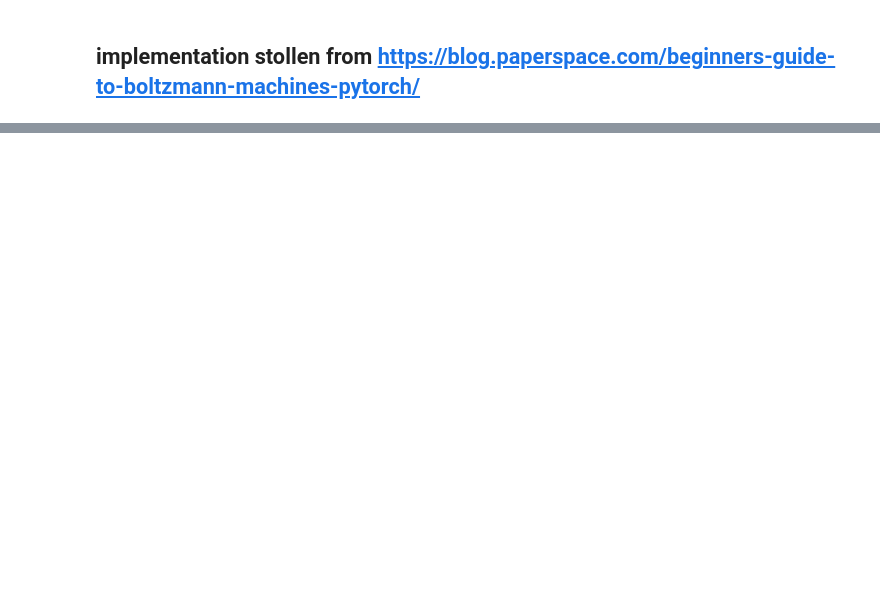
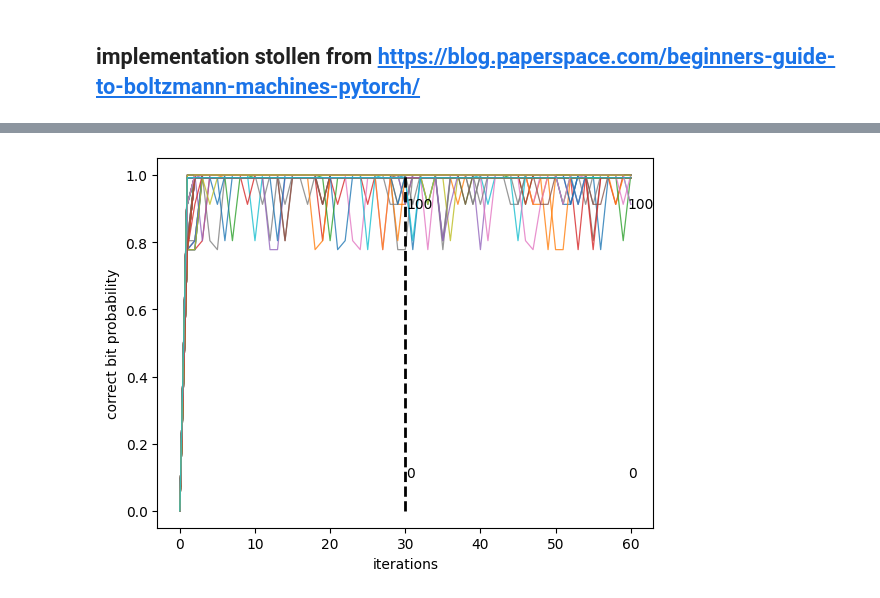
Before and after one commit to jolatechno/cours-ENS, a Jupyter notebook: cours/M2/S4/machine_learning/projet/leo_test/RBM_test3_xor.ipynb, the cells around one changed output, grey strips where cells are left out. Drawn from its saved outputs; the diff is of its cells as text; code cells hidden in the pictures; blank space fills up the shorter version.

```diff
--- a/cours/M2/S4/machine_learning/projet/leo_test/RBM_test3_xor.ipynb
+++ b/cours/M2/S4/machine_learning/projet/leo_test/RBM_test3_xor.ipynb
@@ -391,0 +389,21 @@ print(np.round(v1.detach().numpy().reshape(batch_size, 3)[:20, :]))
+# %%
+plt.plot(prob_traj_flip, linewidth=0.9, alpha=0.8)
+plt.plot([n_it_train, n_it_train], [0, 1], "k--", linewidth=2)
+
+n_true = sum(prob_traj_flip[n_it_train, :] > 0.5)
+n_false = prob_traj_flip.shape[1] - n_true
+
+plt.text(n_it_train+0.1, 0.9, f"{n_true }")
+plt.text(n_it_train+0.1, 0.1, f"{n_false}")
+
+n_true_end  = sum(prob_traj_flip[-1, :] > 0.5)
+n_false_end = prob_traj_flip.shape[1] - n_true_end
+
+plt.text(n_it-0.4, 0.9, f"{n_true_end }")
+plt.text(n_it-0.4, 0.1, f"{n_false_end}")
+
+plt.xlabel("iterations")
+plt.ylabel("correct bit probability")
+plt.savefig('rbm_bit_correction_lo.png')
+# %% [output]
+[figure, added]
```
Also changed, not shown: parts of 15 cells of this notebook.
